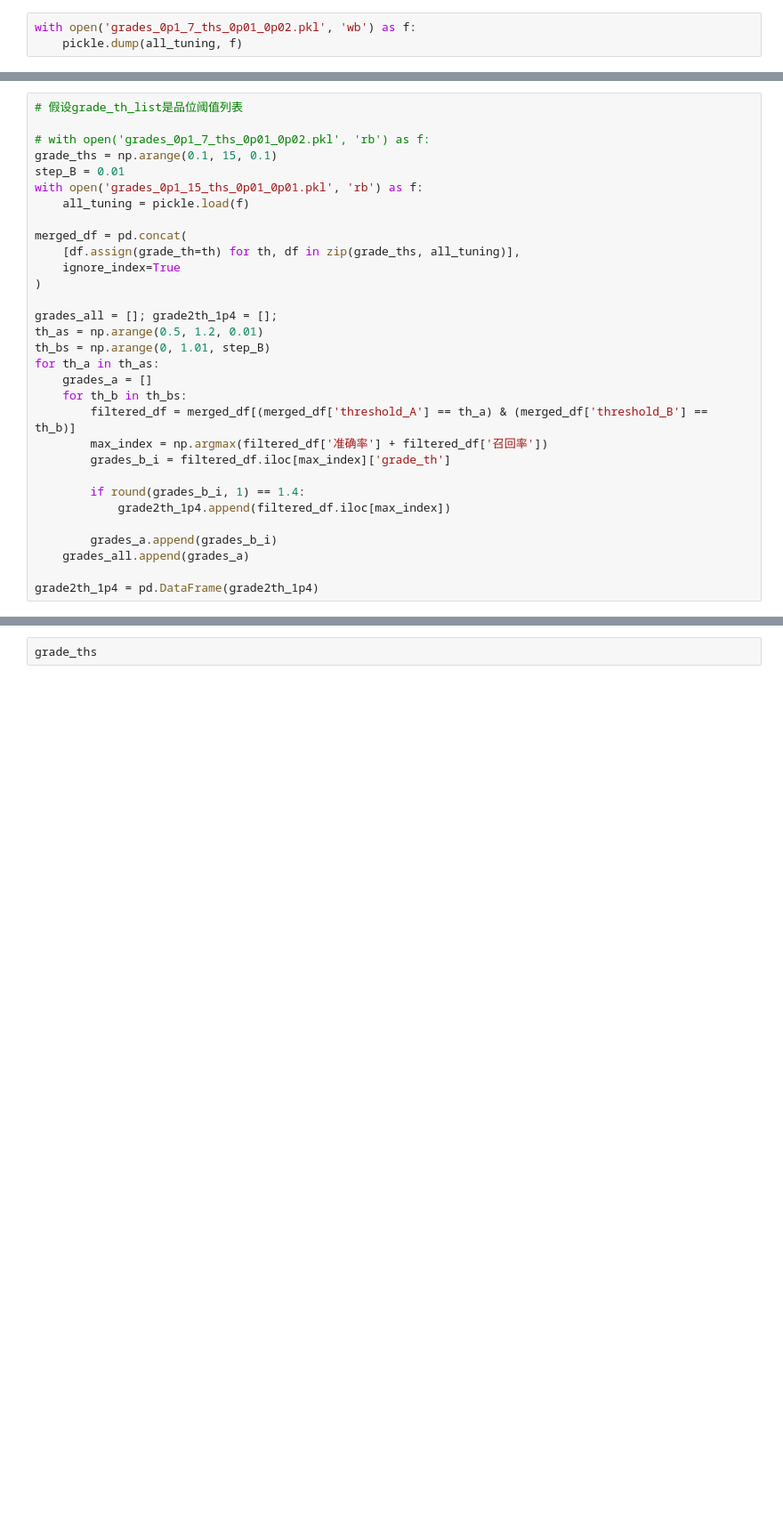
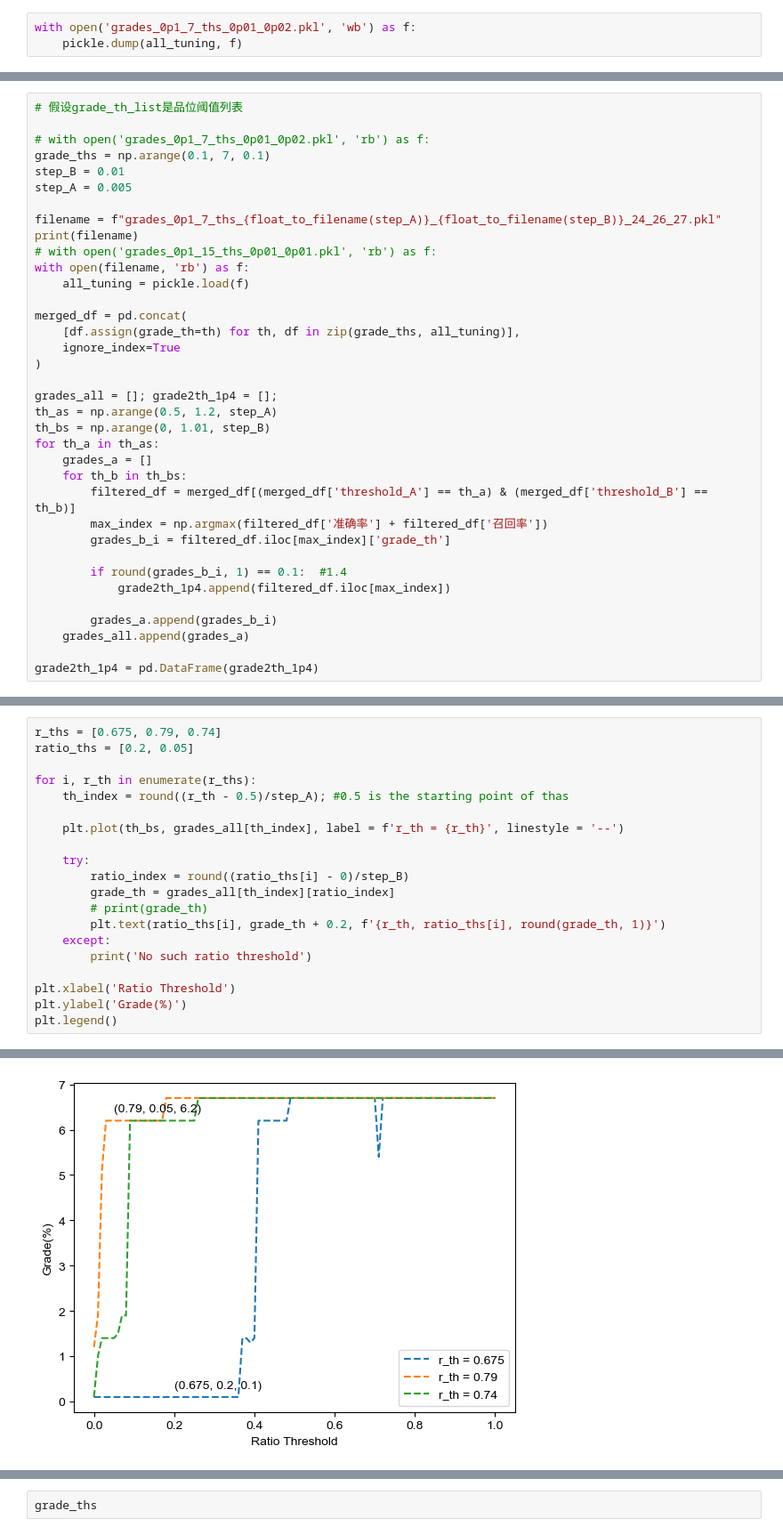
Before and after one commit to yaojian95/jt_ore_sorting, a Jupyter notebook: R_and_grade.ipynb, the cells around one changed output, grey strips where cells are left out. Shown at 89% size. Drawn from its saved outputs; the diff is of its cells as text; blank space fills up the shorter version.

```diff
--- a/R_and_grade.ipynb
+++ b/R_and_grade.ipynb
@@ -266,9 +288,14 @@ with open('grades_0p1_7_ths_0p01_0p02.pkl', 'wb') as f:
 # 假设grade_th_list是品位阈值列表
 
 # with open('grades_0p1_7_ths_0p01_0p02.pkl', 'rb') as f:
-grade_ths = np.arange(0.1, 15, 0.1)
+grade_ths = np.arange(0.1, 7, 0.1)
 step_B = 0.01
-with open('grades_0p1_15_ths_0p01_0p01.pkl', 'rb') as f:
+step_A = 0.005
+
+filename = f"grades_0p1_7_ths_{float_to_filename(step_A)}_{float_to_filename(step_B)}_24_26_27.pkl"
+print(filename)
+# with open('grades_0p1_15_ths_0p01_0p01.pkl', 'rb') as f:
+with open(filename, 'rb') as f:
     all_tuning = pickle.load(f)
 
 merged_df = pd.concat(
@@ -277,7 +304,7 @@ merged_df = pd.concat(
 )
 
 grades_all = []; grade2th_1p4 = [];
-th_as = np.arange(0.5, 1.2, 0.01)
+th_as = np.arange(0.5, 1.2, step_A)
 th_bs = np.arange(0, 1.01, step_B)
 for th_a in th_as:
     grades_a = []
@@ -286,7 +313,7 @@ for th_a in th_as:
         max_index = np.argmax(filtered_df['准确率'] + filtered_df['召回率'])
         grades_b_i = filtered_df.iloc[max_index]['grade_th']
 
-        if round(grades_b_i, 1) == 1.4:
+        if round(grades_b_i, 1) == 0.1:  #1.4
             grade2th_1p4.append(filtered_df.iloc[max_index])
 
         grades_a.append(grades_b_i)
@@ -303,0 +397,21 @@ axes.scatter(x, y, np.array(grades_all), c = np.array(grades_all), cmap = 'virid
+# %%
+r_ths = [0.675, 0.79, 0.74]
+ratio_ths = [0.2, 0.05]
+
+for i, r_th in enumerate(r_ths):
+    th_index = round((r_th - 0.5)/step_A); #0.5 is the starting point of thas
+
+    plt.plot(th_bs, grades_all[th_index], label = f'r_th = {r_th}', linestyle = '--')
+
+    try:
+        ratio_index = round((ratio_ths[i] - 0)/step_B)
+        grade_th = grades_all[th_index][ratio_index]
+        # print(grade_th)
+        plt.text(ratio_ths[i], grade_th + 0.2, f'{r_th, ratio_ths[i], round(grade_th, 1)}')
+    except:
+        print('No such ratio threshold')
+
+plt.xlabel('Ratio Threshold')
+plt.ylabel('Grade(%)')
+plt.legend()
+# %% [output]
@@ -304,2 +420,3 @@ axes.scatter(x, y, np.array(grades_all), c = np.array(grades_all), cmap = 'virid
+[figure, added]
 # %%
 # %% [output]
```
Also changed, not shown: parts of 17 cells of this notebook, 9 other files.
